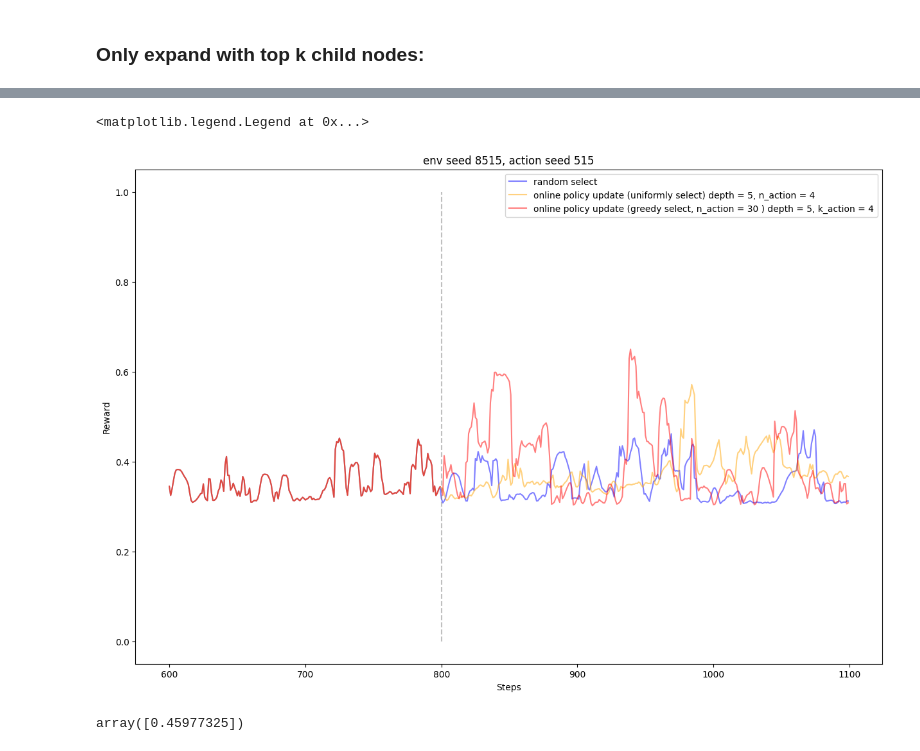
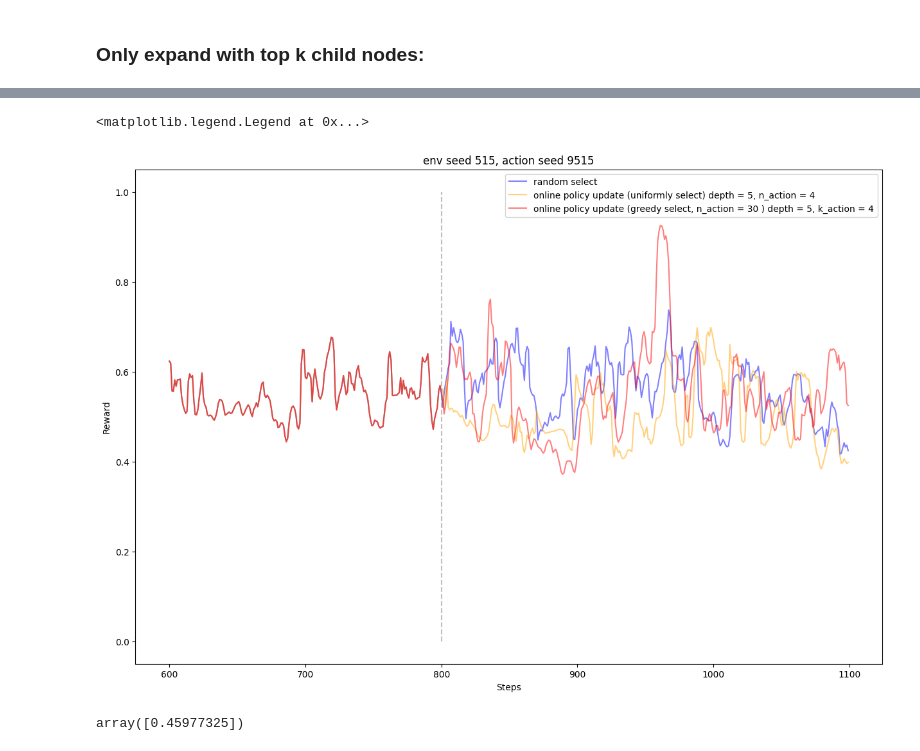
Before and after one commit to YuxinB/humanoid-bench, a Jupyter notebook: plc_train.ipynb, the cells around one changed output, grey strips where cells are left out. Saved outputs shown, nothing was run; the diff lists cells and outputs as text; code cells hidden in the pictures.

```diff
--- a/plc_train.ipynb
+++ b/plc_train.ipynb
@@ -60,7 +60,7 @@ print(OBS_arr.shape)
 (1300, 151)
 [figure]
 # %%
-max_step = 800
+max_step = 2000
 iters = 1
 OBS = []
 ACTIONS = []
@@ -68,7 +68,7 @@ REWARDS = []
 TIMES = []
 
 for ite in range(iters):
-    observation, info = env.reset(seed=8515+ite)
+    observation, info = env.reset(seed=9515+ite)
     env.action_space.seed(515+ite)
     actions = []
     observations = []
@@ -457,7 +457,7 @@ np.savez(
     REWARDS_arr = Y_train_action,
     )
 # %%
-fn = f"/Users/yuxinbai/Desktop/projects_repo/humanoid-bench/results/plc/humanoid_envseed8515_515_warmup800_online300_lookahea8_random3_gamma099_wo_normalized.npz"
+fn = f"/Users/yuxinbai/Desktop/projects_repo/humanoid-bench/results/plc/humanoid_envseed9515_515_warmup800_online300_lookahea5_random4_gamma099_wo_normalized.npz"
 data = np.load(fn)
 ACTIONS_arr = data["ACTIONS_arr"]
 REWARDS_arr_trained  = data["REWARDS_arr"]
@@ -697,7 +698,7 @@ def k_step_lookahead_traj_topk(env, k, n_action, k_action, obs_t, t, rf, seed=No
 k = 5
 n_action = 30
 k_action = 4
-STEPS = 300
+STEPS = 500
 obs = observations[-1]
 
 for step in range(STEPS):
@@ -731,7 +732,7 @@ for step in range(STEPS):
     print(next_time,next_reward)
 REWARD_greedy = Y_train_action
 np.savez(
-    f"./results/plc/humanoid_envseed8515_515_warmup800_online300_lookahea5_random4_gamma099_wo_normalized.npz",
+    f"./results/plc/humanoid_envseed9515_515_warmup2000_online500_lookahea5_greedy4_gamma099_wo_normalized.npz",
     ACTIONS_arr = ACTIONS_arr,
     OBS_arr = X_train_oh,
     REWARDS_arr = REWARD_greedy,
@@ -756,0 +758,8 @@ np.savez(
+# %%
+REWARD_greedy = Y_train_action[:1100]
+np.savez(
+    f"./results/plc/humanoid_envseed515_9515_warmup800_online300_lookahea5_greedy4_gamma099_wo_normalized.npz",
+    ACTIONS_arr = ACTIONS_arr[:1100,:],
+    OBS_arr = X_train_oh[:1100,:],
+    REWARDS_arr = REWARD_greedy,
+    )
@@ -1078,22 +804,23 @@ REWARD_greedy = [
 # %%
 T = 1100
 fig = plt.figure(figsize=(15, 10))
-plt.plot(np.arange(T-500,T),REWARD_untrained[T-500:T], c = 'blue',alpha = 0.5, label = 'random select')
-# plt.plot(range(1100),REWARD_Trained[:1100], c = 'red',alpha = 0.5,label = 'online policy update (uniformly select)')
+plt.plot(np.arange(T-500,T),REWARDS_arr[T-500:T], c = 'blue',alpha = 0.5, label = 'random select')
+# plt.plot(range(1100),REWARD_Trained[:1100], c = 'red',alpha = 0.5,label = 'online policy update (uniformly sel
+# ect)')
 plt.plot(np.arange(T-500,T),REWARD_random[T-500:T], c = 'orange',alpha = 0.5,label = 'online policy update (uniformly select) depth = 5, n_action = 4')
-plt.plot(np.arange(T-500,T-300),REWARD_random[T-500:T-300], c = 'red',alpha = 0.5)
-plt.plot(np.arange(T-300,T),REWARD_greedy, c = 'red',alpha = 0.5,label = 'online policy update (greedy select, n_action = 30 ) depth = 5, k_action = 4')
+# plt.plot(np.arange(T-500,T-300),REWARD_random[T-500:T-300], c = 'red',alpha = 0.5)
+plt.plot(np.arange(T-500,T),REWARD_greedy[T-500:T], c = 'red',alpha = 0.5,label = 'online policy update (greedy select, n_action = 30 ) depth = 5, k_action = 4')
 # plt.plot(np.arange(T-500,T),REWARD_greedy_normalized[T-500:T], c = 'red',alpha = 0.5,label = 'online policy update (greedy select, n_action = 20 ) depth = 5, k_action = 3')
 
 plt.yticks([0,0.2,0.4,0.6,0.8,1])
 plt.vlines(800,0,1,'grey','--',alpha = 0.5)
 plt.ylabel('Reward')
 plt.xlabel('Steps')
-plt.title('env seed 8515, action seed 515')
+plt.title('env seed 515, action seed 9515')
 plt.legend()
 # %% [output]
 <matplotlib.legend.Legend at 0x...>
-[figure, old version]
+[figure, new version]
 # %%
 max(REWARD_greedy[-200:])
 # %% [output]
```
Also changed, not shown: parts of 13 cells of this notebook, 21 other files.
